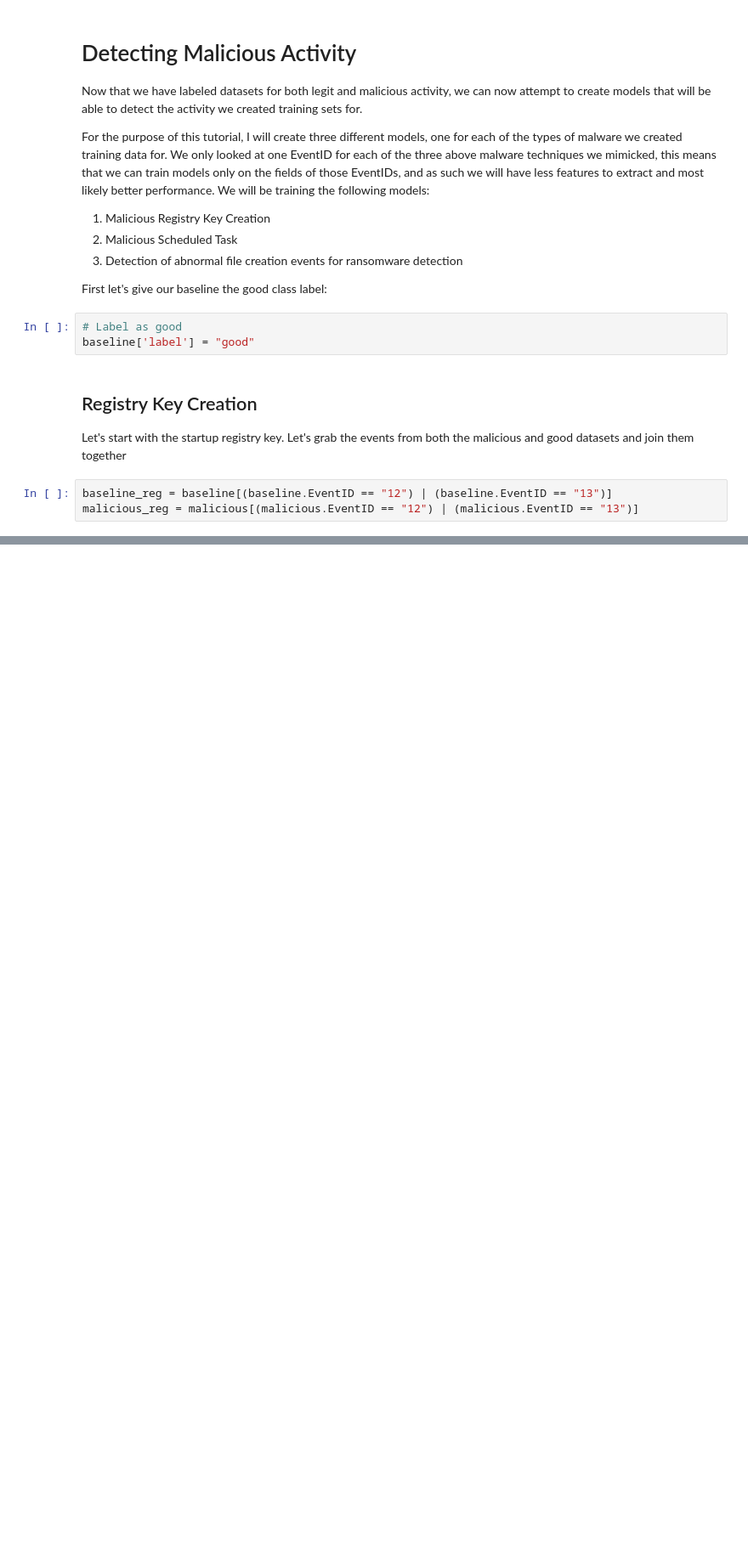
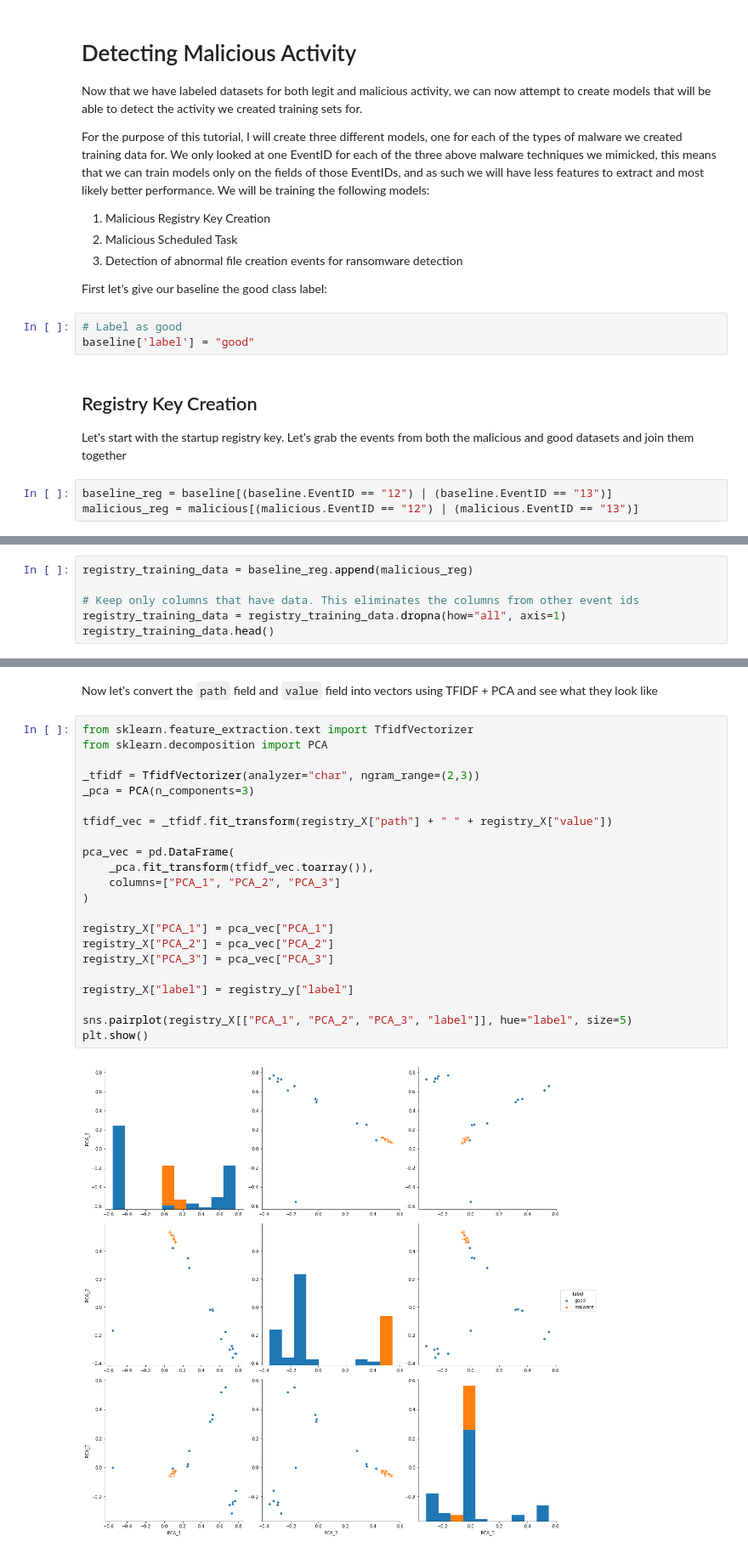
Before and after one commit to ckc5800/detecting_malicious_activity, a Jupyter notebook: ml_csec_applications.ipynb, the cells around one changed output, grey strips where cells are left out. Shown at 85% size. Cells and saved outputs as stored; diff of their text form; blank space fills up the shorter version.

```diff
--- a/ml_csec_applications.ipynb
+++ b/ml_csec_applications.ipynb
@@ -1113,0 +1099,6 @@ registry_training_data[['EventData_TargetObject', 'label']].sample(10)
+# %%
+registry_training_data = baseline_reg.append(malicious_reg)
+
+# Keep only columns that have data. This eliminates the columns from other event ids
+registry_training_data = registry_training_data.dropna(how="all", axis=1)
+registry_training_data.head()
@@ -1113,0 +1209,26 @@ registry_training_data[['EventData_TargetObject', 'label']].sample(10)
+# %% [markdown]
+Now let's convert the `path` field and `value` field into vectors using TFIDF + PCA and see what they look like
+# %%
+from sklearn.feature_extraction.text import TfidfVectorizer
+from sklearn.decomposition import PCA
+
+_tfidf = TfidfVectorizer(analyzer="char", ngram_range=(2,3))
+_pca = PCA(n_components=3)
+
+tfidf_vec = _tfidf.fit_transform(registry_X["path"] + " " + registry_X["value"])
+
+pca_vec = pd.DataFrame(
+    _pca.fit_transform(tfidf_vec.toarray()),
+    columns=["PCA_1", "PCA_2", "PCA_3"]
+)
+
+registry_X["PCA_1"] = pca_vec["PCA_1"]
+registry_X["PCA_2"] = pca_vec["PCA_2"]
+registry_X["PCA_3"] = pca_vec["PCA_3"]
+
+registry_X["label"] = registry_y["label"]
+
+sns.pairplot(registry_X[["PCA_1", "PCA_2", "PCA_3", "label"]], hue="label", size=5)
+plt.show()
+# %% [output]
+[figure, added]
```
Also changed, not shown: parts of 29 cells of this notebook, 2 other files.
